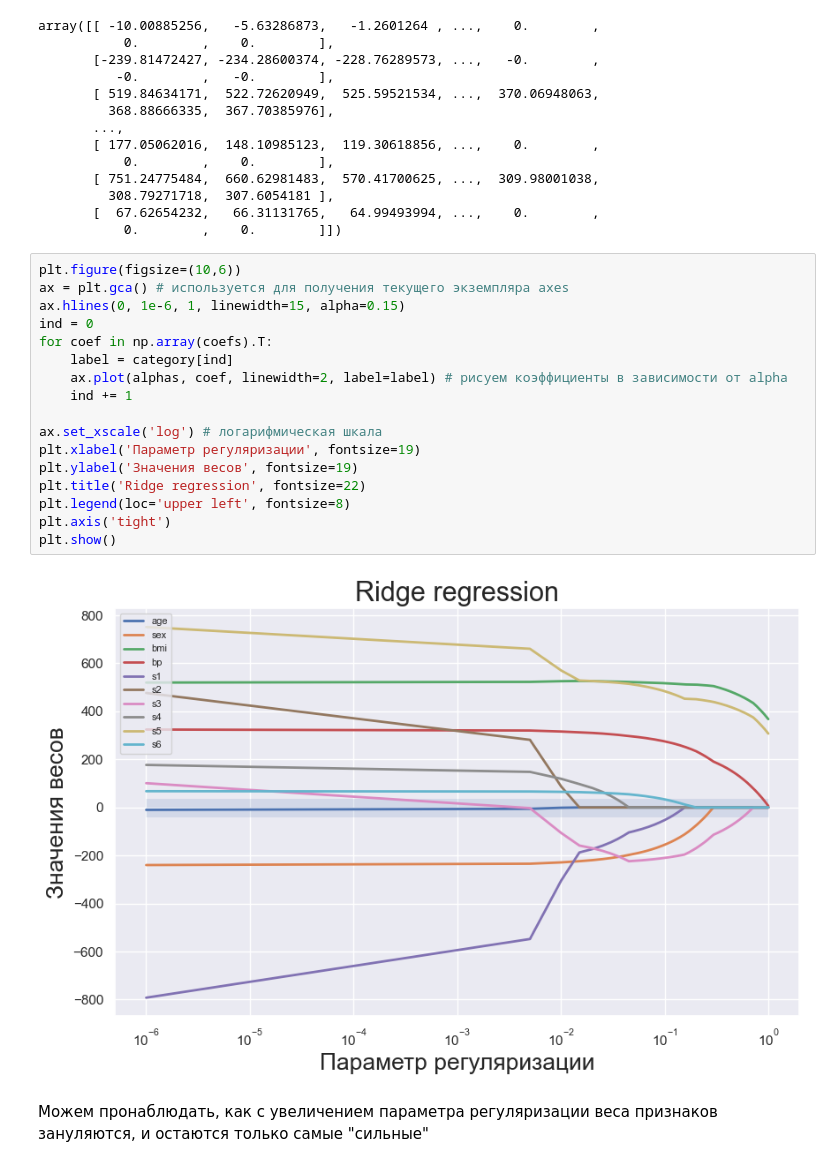
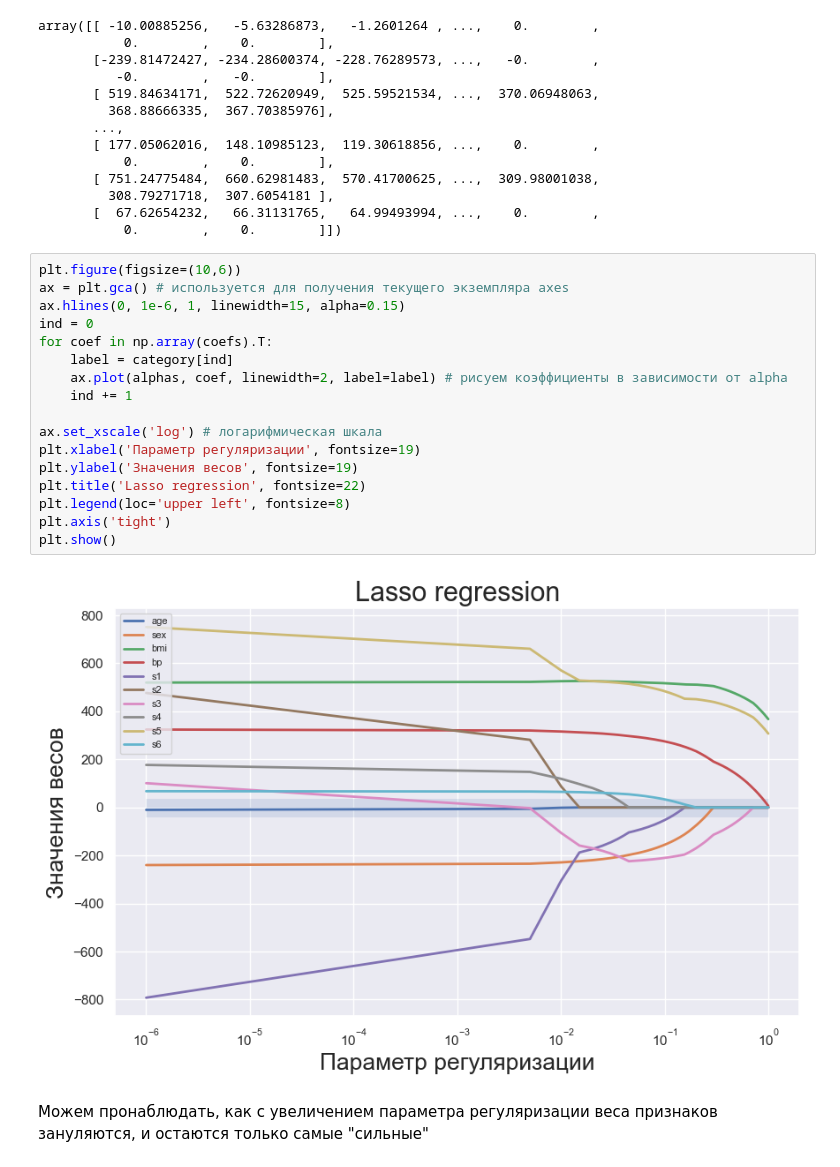
Before and after one commit to OhNoMyRook/Calculus, a Jupyter notebook: hw-5(code).ipynb, the cells around one changed output. Cells and saved outputs as stored; diff of their text form.

```diff
--- a/hw-5(code).ipynb
+++ b/hw-5(code).ipynb
@@ -45,21 +45,21 @@ array([[ -10.00885256,   -5.63286873,   -1.2601264 , ...,    0.        ,
 # %%
 plt.figure(figsize=(10,6))
 ax = plt.gca() # используется для получения текущего экземпляра axes
 ax.hlines(0, 1e-6, 1, linewidth=15, alpha=0.15)
 ind = 0
 for coef in np.array(coefs).T:
     label = category[ind]
     ax.plot(alphas, coef, linewidth=2, label=label) # рисуем коэффициенты в зависимости от alpha
     ind += 1
 
 ax.set_xscale('log') # логарифмическая шкала
 plt.xlabel('Параметр регуляризации', fontsize=19)
 plt.ylabel('Значения весов', fontsize=19)
-plt.title('Ridge regression', fontsize=22)
+plt.title('Lasso regression', fontsize=22)
 plt.legend(loc='upper left', fontsize=8)
 plt.axis('tight')
 plt.show()
 # %% [output]
-[figure, old version]
+[figure, new version]
 # %% [markdown]
 Можем пронаблюдать, как с увеличением параметра регуляризации веса признаков зануляются, и остаются только самые "сильные"
```
Also changed, not shown: parts of 29 cells of this notebook.
